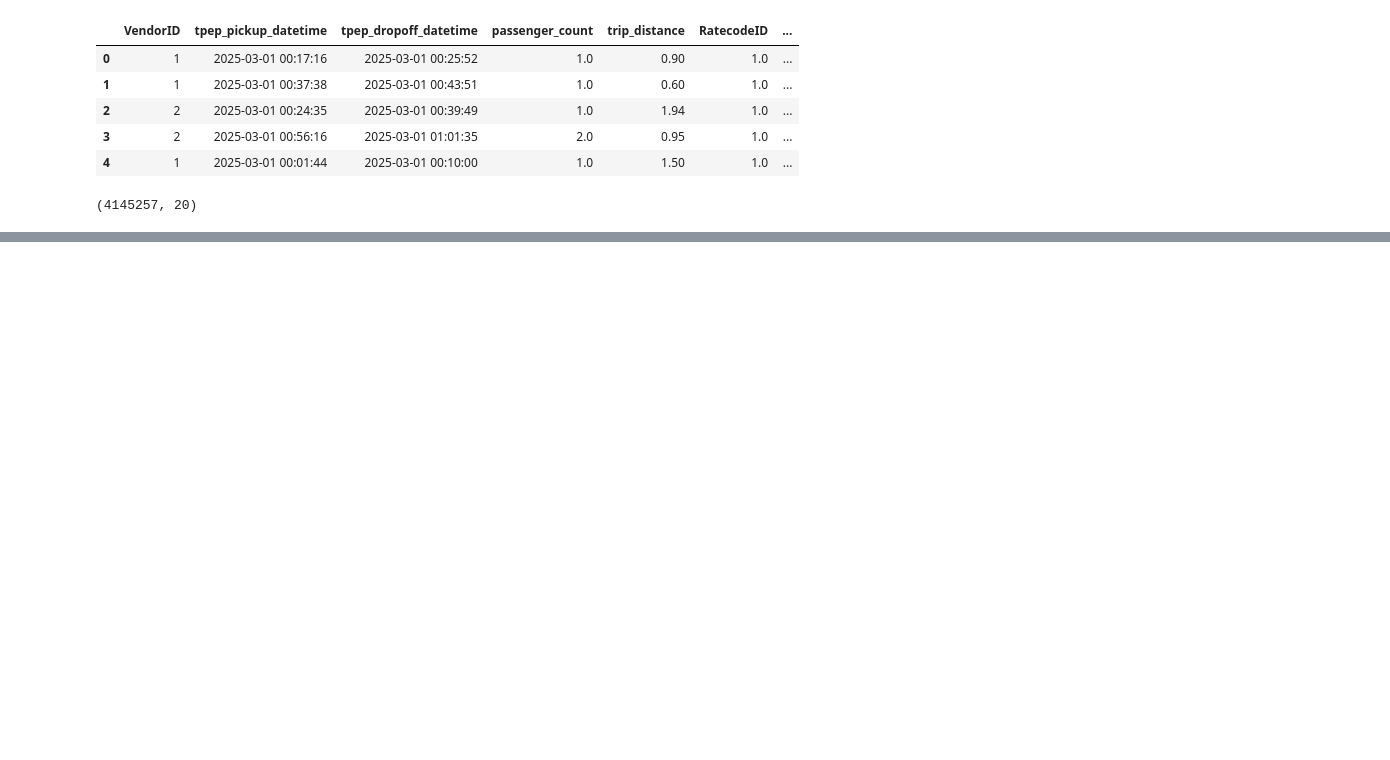
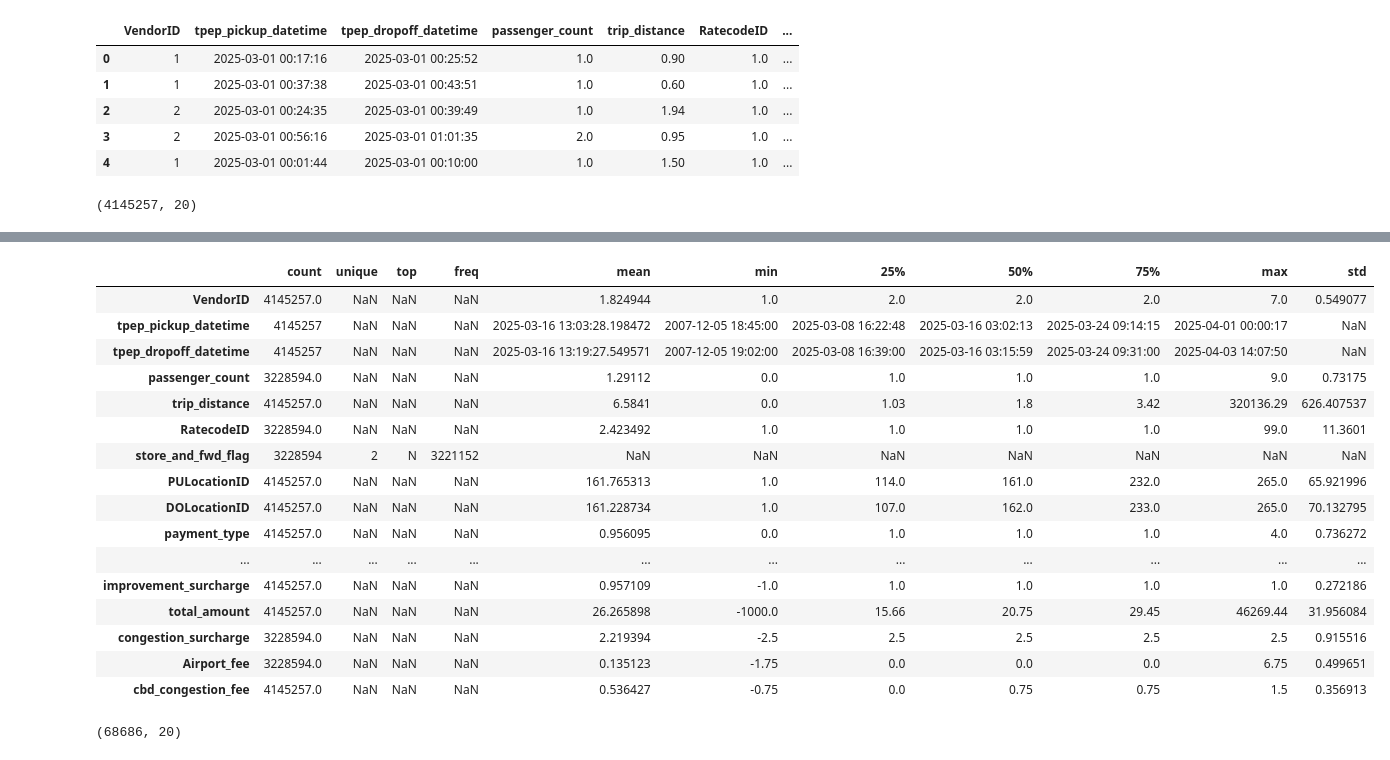
Before and after one commit to nastasiaoginska/New-York-Taxi-Analysis, a Jupyter notebook: Notebook.ipynb, the cells around one changed output, grey strips where cells are left out. Saved outputs shown, nothing was run; the diff lists cells and outputs as text; code cells hidden in the pictures; blank space fills up the shorter version.

```diff
--- a/Notebook.ipynb
+++ b/Notebook.ipynb
@@ -22,0 +38,24 @@ taxi_df['duration_min'] = (taxi_df['dropoff_dt'] - taxi_df['pickup_dt']).dt.tota
+# %%
+taxi_df.describe(include='all').transpose()
+# %% [output]
+|  | count | unique | top | freq | mean | min | 25% | 50% | 75% | max | std |
+| VendorID | 4145257.0 | NaN | NaN | NaN | 1.824944 | 1.0 | 2.0 | 2.0 | 2.0 | 7.0 | 0.549077 |
+| tpep_pickup_datetime | 4145257 | NaN | NaN | NaN | 2025-03-16 13:03:28.198472 | 2007-12-05 18:45:00 | 2025-03-08 16:22:48 | 2025-03-16 03:02:13 | 2025-03-24 09:14:15 | 2025-04-01 00:00:17 | NaN |
+| tpep_dropoff_datetime | 4145257 | NaN | NaN | NaN | 2025-03-16 13:19:27.549571 | 2007-12-05 19:02:00 | 2025-03-08 16:39:00 | 2025-03-16 03:15:59 | 2025-03-24 09:31:00 | 2025-04-03 14:07:50 | NaN |
+| passenger_count | 3228594.0 | NaN | NaN | NaN | 1.29112 | 0.0 | 1.0 | 1.0 | 1.0 | 9.0 | 0.73175 |
+| trip_distance | 4145257.0 | NaN | NaN | NaN | 6.5841 | 0.0 | 1.03 | 1.8 | 3.42 | 320136.29 | 626.407537 |
+| RatecodeID | 3228594.0 | NaN | NaN | NaN | 2.423492 | 1.0 | 1.0 | 1.0 | 1.0 | 99.0 | 11.3601 |
+| store_and_fwd_flag | 3228594 | 2 | N | 3221152 | NaN | NaN | NaN | NaN | NaN | NaN | NaN |
+| PULocationID | 4145257.0 | NaN | NaN | NaN | 161.765313 | 1.0 | 114.0 | 161.0 | 232.0 | 265.0 | 65.921996 |
+| DOLocationID | 4145257.0 | NaN | NaN | NaN | 161.228734 | 1.0 | 107.0 | 162.0 | 233.0 | 265.0 | 70.132795 |
+| payment_type | 4145257.0 | NaN | NaN | NaN | 0.956095 | 0.0 | 1.0 | 1.0 | 1.0 | 4.0 | 0.736272 |
+| ... | ... | ... | ... | ... | ... | ... | ... | ... | ... | ... | ... |
+| improvement_surcharge | 4145257.0 | NaN | NaN | NaN | 0.957109 | -1.0 | 1.0 | 1.0 | 1.0 | 1.0 | 0.272186 |
+| total_amount | 4145257.0 | NaN | NaN | NaN | 26.265898 | -1000.0 | 15.66 | 20.75 | 29.45 | 46269.44 | 31.956084 |
+| congestion_surcharge | 3228594.0 | NaN | NaN | NaN | 2.219394 | -2.5 | 2.5 | 2.5 | 2.5 | 2.5 | 0.915516 |
+| Airport_fee | 3228594.0 | NaN | NaN | NaN | 0.135123 | -1.75 | 0.0 | 0.0 | 0.0 | 6.75 | 0.499651 |
+| cbd_congestion_fee | 4145257.0 | NaN | NaN | NaN | 0.536427 | -0.75 | 0.0 | 0.75 | 0.75 | 1.5 | 0.356913 |
+# %%
+taxi_df[taxi_df['total_amount']<0].shape
+# %% [output]
+(68686, 20)
```
Also changed, not shown: parts of 31 cells of this notebook.
